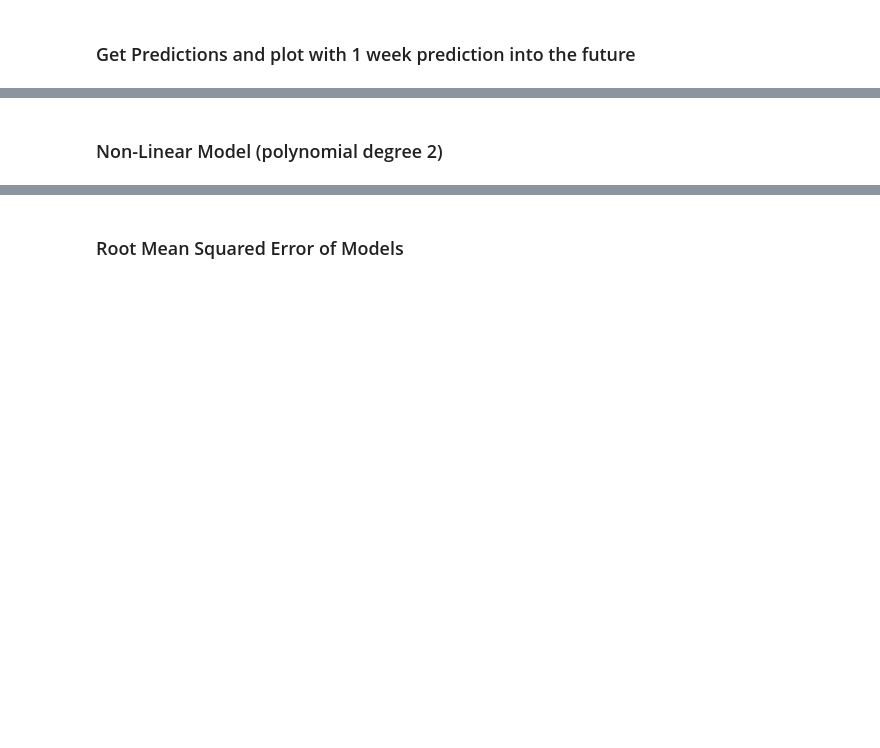
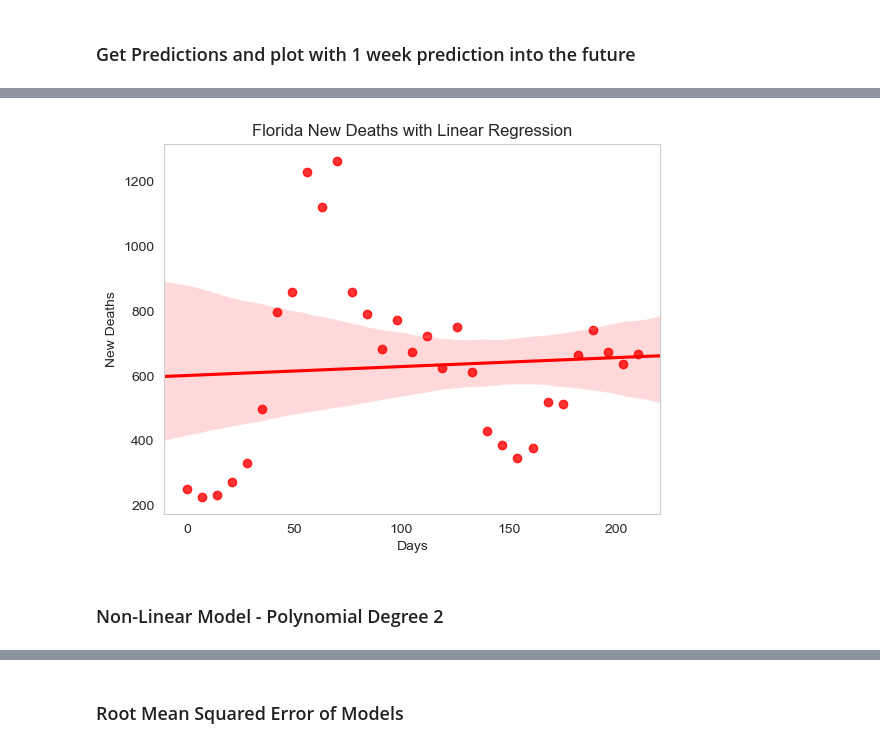
Before and after one commit to smbarber2/405ProjectGroup1, a Jupyter notebook: derek_stage4.ipynb, the cells around one changed output, grey strips where cells are left out. Drawn from its saved outputs; the diff is of its cells as text; code cells hidden in the pictures; blank space fills up the shorter version.

```diff
--- a/derek_stage4.ipynb
+++ b/derek_stage4.ipynb
@@ -93,2 +55,11 @@ NameError: name 'x_deaths' is not defined
+# %%
+ax = regplot(florida_new_deaths, x=x, y=florida_new_deaths, label='Deaths', truncate=False, color='red')
+ax.set_title('Florida New Deaths with Linear Regression')
+ax.set_xlabel('Days')
+ax.set_ylabel('New Deaths')
+plt.grid()
+plt.show()
+# %% [output]
+[figure, added]
 # %% [markdown]
-### Non-Linear Model (polynomial degree 2)
+### Non-Linear Model - Polynomial Degree 2
```
Also changed, not shown: parts of 53 cells of this notebook.
